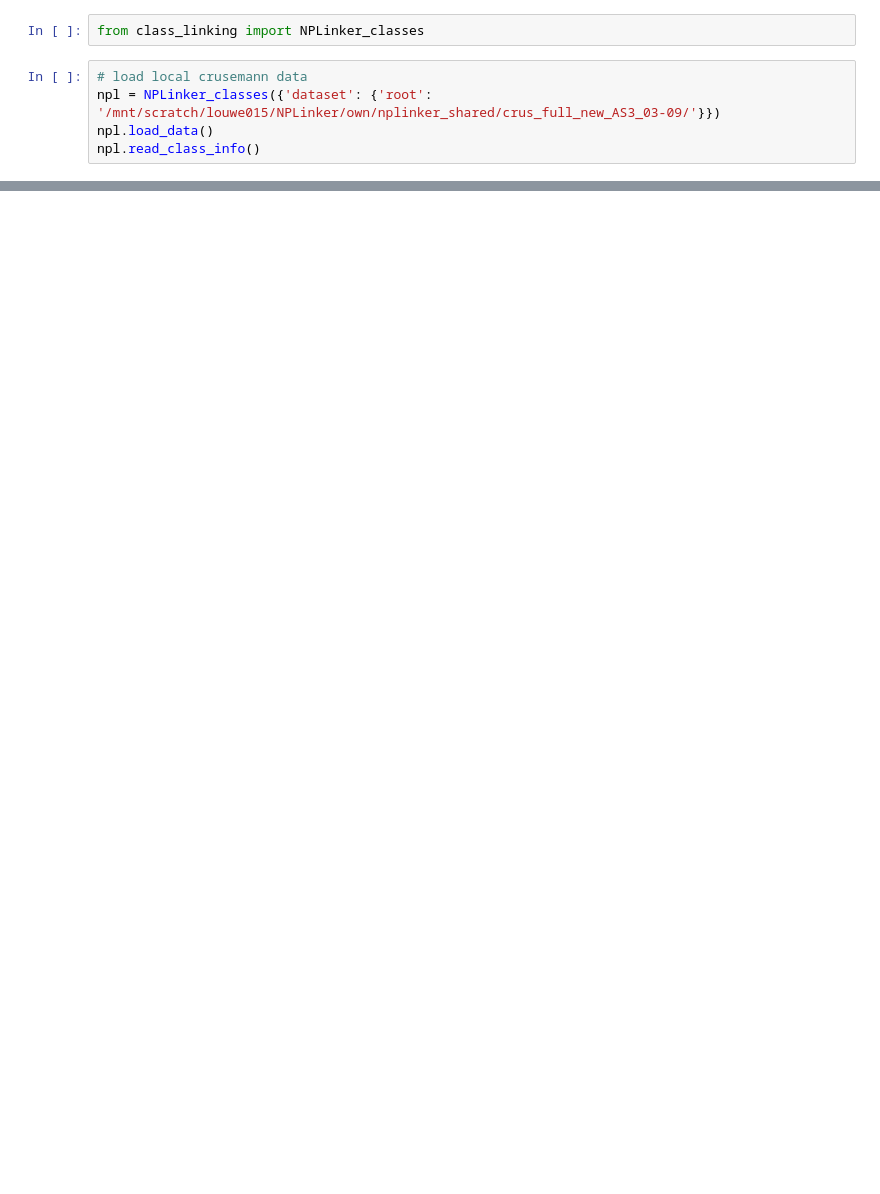
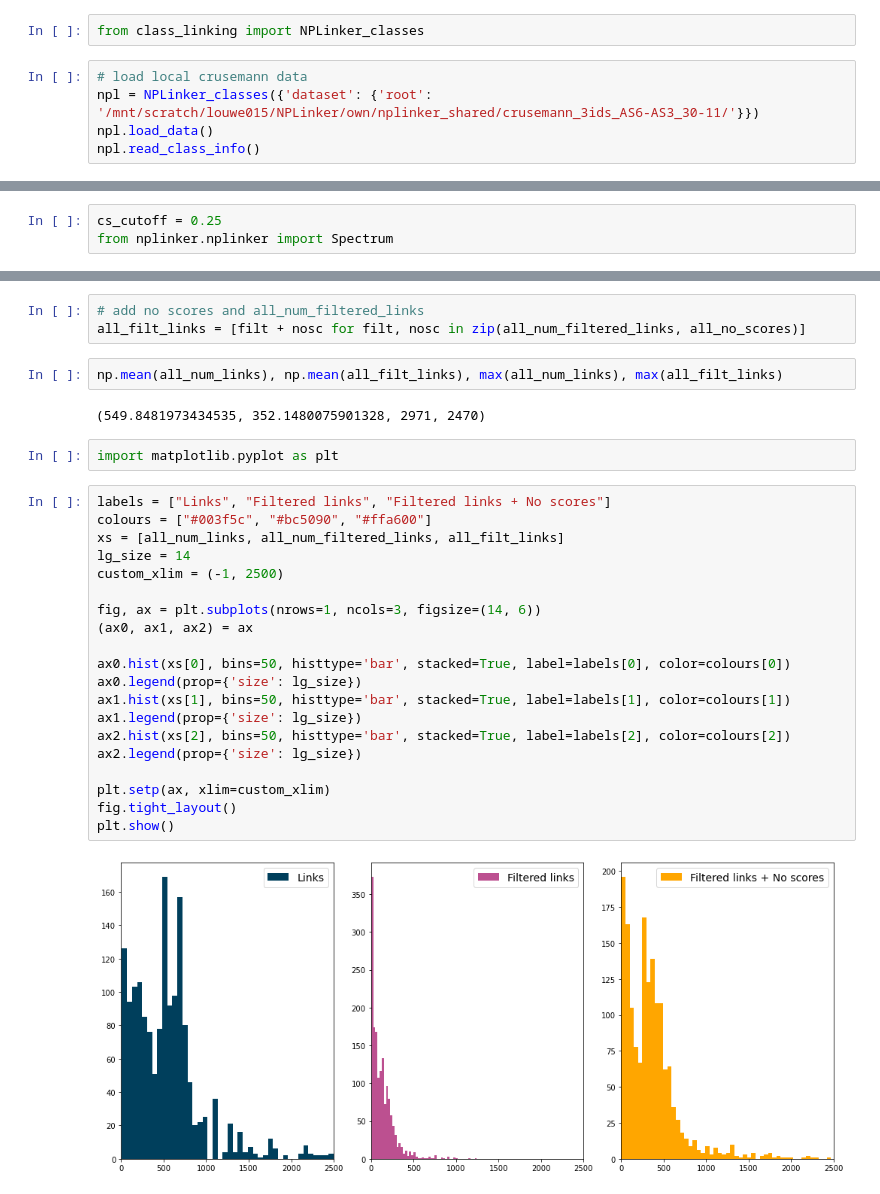
Before and after one commit to NPLinker/nplinker, a Jupyter notebook: notebooks/2-class_linking_tests.ipynb, the cells around one changed output, grey strips where cells are left out. Saved outputs shown, nothing was run; the diff lists cells and outputs as text; blank space fills up the shorter version.

```diff
--- a/notebooks/2-class_linking_tests.ipynb
+++ b/notebooks/2-class_linking_tests.ipynb
@@ -2,7 +2,7 @@
 from class_linking import NPLinker_classes
 # %%
 # load local crusemann data
-npl = NPLinker_classes({'dataset': {'root': '/mnt/scratch/louwe015/NPLinker/own/nplinker_shared/crus_full_new_AS3_03-09/'}})
+npl = NPLinker_classes({'dataset': {'root': '/mnt/scratch/louwe015/NPLinker/own/nplinker_shared/crusemann_3ids_AS6-AS3_30-11/'}})
 npl.load_data()
 npl.read_class_info()
 # %% [output]
@@ -131,0 +134,3 @@ npl.class_linking_score(list(npl.gcfs)[0], list(npl.spectra)[0])
+# %%
+cs_cutoff = 0.25
+from nplinker.nplinker import Spectrum
@@ -131,0 +335,31 @@ npl.class_linking_score(list(npl.gcfs)[0], list(npl.spectra)[0])
+# %%
+# add no scores and all_num_filtered_links
+all_filt_links = [filt + nosc for filt, nosc in zip(all_num_filtered_links, all_no_scores)]
+# %%
+np.mean(all_num_links), np.mean(all_filt_links), max(all_num_links), max(all_filt_links)
+# %% [output]
+(549.8481973434535, 352.1480075901328, 2971, 2470)
+# %%
+import matplotlib.pyplot as plt
+# %%
+labels = ["Links", "Filtered links", "Filtered links + No scores"]
+colours = ["#003f5c", "#bc5090", "#ffa600"]
+xs = [all_num_links, all_num_filtered_links, all_filt_links]
+lg_size = 14
+custom_xlim = (-1, 2500)
+
+fig, ax = plt.subplots(nrows=1, ncols=3, figsize=(14, 6))
+(ax0, ax1, ax2) = ax
+
+ax0.hist(xs[0], bins=50, histtype='bar', stacked=True, label=labels[0], color=colours[0])
+ax0.legend(prop={'size': lg_size})
+ax1.hist(xs[1], bins=50, histtype='bar', stacked=True, label=labels[1], color=colours[1])
+ax1.legend(prop={'size': lg_size})
+ax2.hist(xs[2], bins=50, histtype='bar', stacked=True, label=labels[2], color=colours[2])
+ax2.legend(prop={'size': lg_size})
+
+plt.setp(ax, xlim=custom_xlim)
+fig.tight_layout()
+plt.show()
+# %% [output]
+[figure, added]
```
Also changed, not shown: parts of 72 cells of this notebook, 1 other file.
